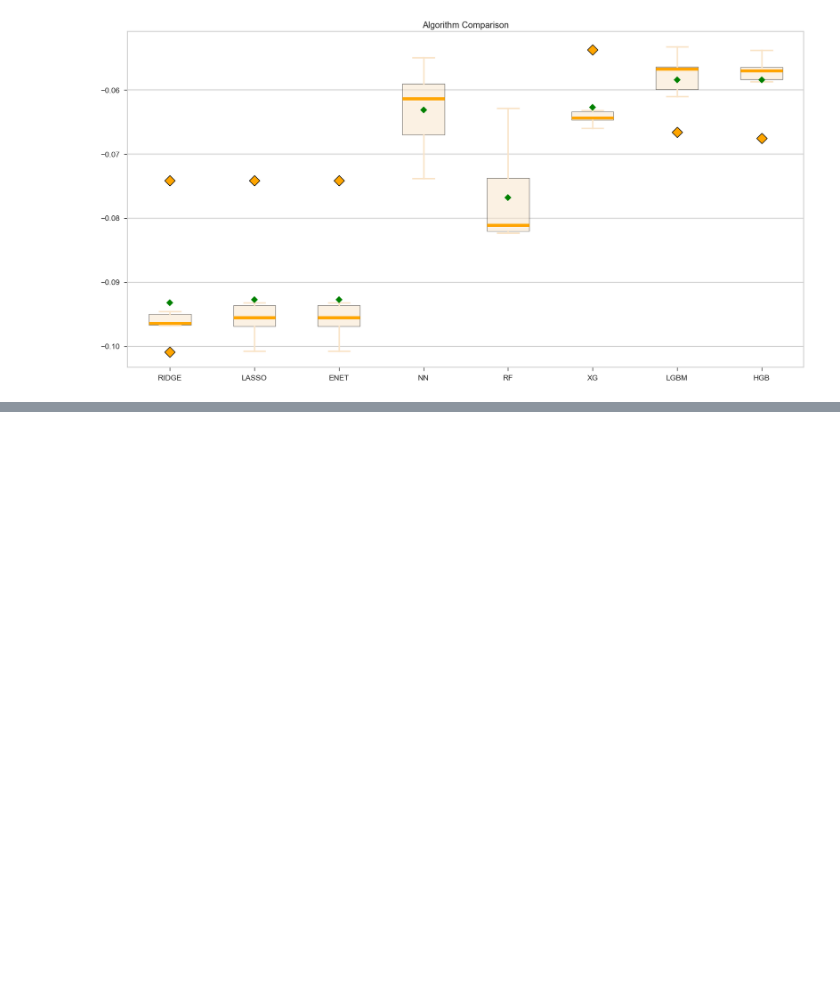
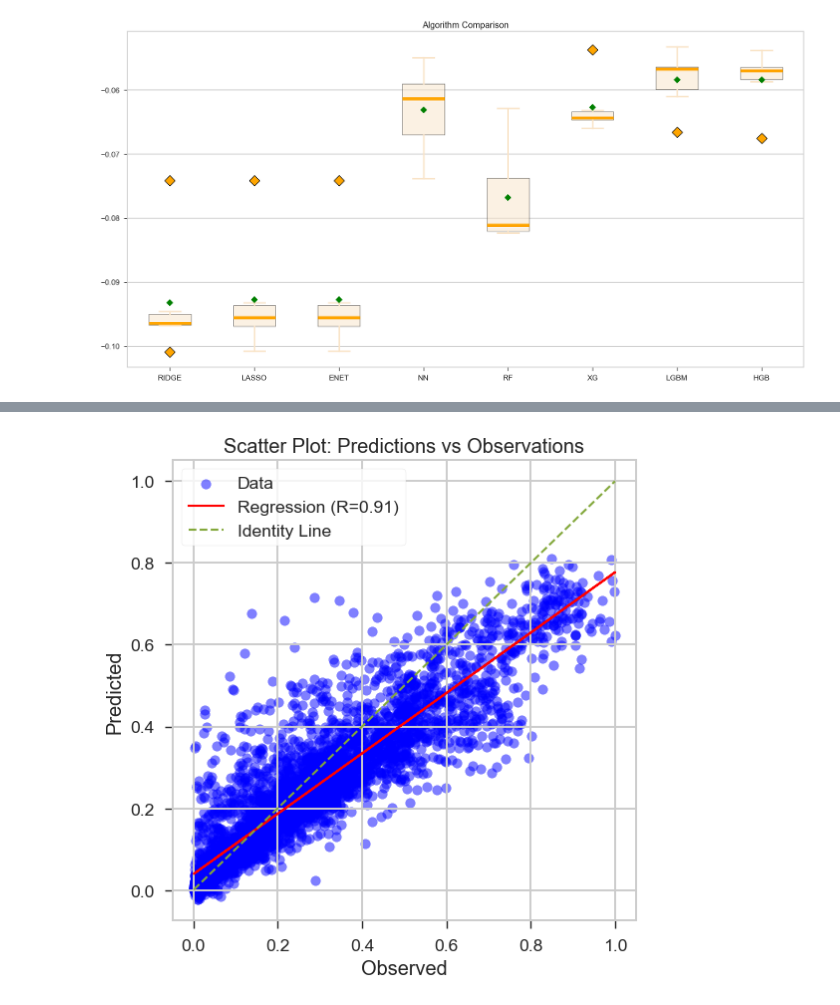
Before and after one commit to bernardobadc/bike-sharing-demand-analysis, a Jupyter notebook: model_training.ipynb, the cells around one changed output, grey strips where cells are left out. Drawn from its saved outputs; the diff is of its cells as text; code cells hidden in the pictures; blank space fills up the shorter version.

```diff
--- a/model_training.ipynb
+++ b/model_training.ipynb
@@ -330,0 +415,19 @@ HGB: 0.823732 (0.048395)
+# %%
+# Visualization 2: Scatter Plot with Regression Line
+slope, intercept, r_value, p_value, std_err = linregress(y_test, pred_test)
+
+plt.figure(figsize=(6, 6))
+plt.scatter(y_test, pred_test, alpha=0.5, color="blue", label="Data")
+plt.plot(y_test, slope * y_test + intercept, color="red",
+         label=f"Regression (R={r_value:.2f})")
+plt.plot([y_test.min(), y_test.max()],
+         [y_test.min(), y_test.max()],
+         "g--", label="Identity Line")
+plt.xlabel("Observed")
+plt.ylabel("Predicted")
+plt.title("Scatter Plot: Predictions vs Observations")
+plt.legend()
+plt.grid(True)
+plt.show()
+# %% [output]
+[figure, added]
```
Also changed, not shown: parts of 15 cells of this notebook, 5 other files.
